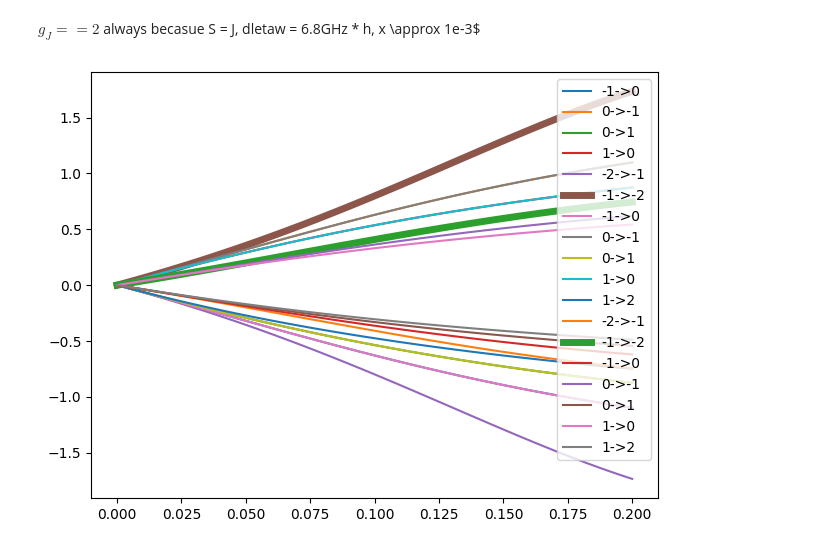
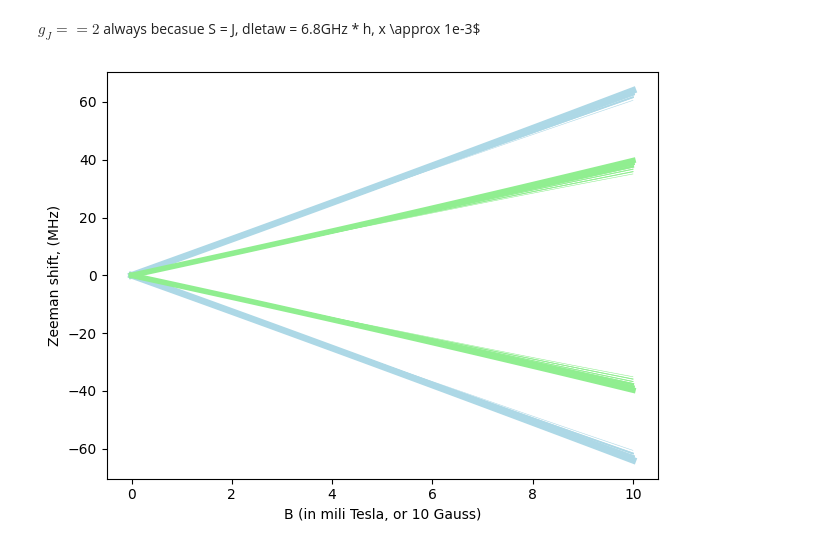
Before and after one commit to JiakaiW/NAQCPulseSimBackendForQiskit, a Jupyter notebook: analysis.ipynb, the cells around one changed output. Drawn from its saved outputs; the diff is of its cells as text; code cells hidden in the pictures.

```diff
--- a/analysis.ipynb
+++ b/analysis.ipynb
@@ -58,23 +90,53 @@ def strongfield_transition_frequency(F,mF1,mF2,B , I = 3/2):
 # %% [markdown]
 $g_J == 2$ always becasue S = J, dletaw = 6.8GHz * h, x \approx 1e-3$
-# %%
-import matplotlib.pyplot as plt
-B_list = np.linspace(0,0.2,100)
-for I, name,F_list in zip([3/2,5/2],
-                      ['87','85'],
-                      [[1,2],[2]]):
-    for F in F_list:
-        mF_list = {2:[(-2,-1),(-1,-2),(-1,0),(0,-1),(0,1),(1,0),(1,2)],
-                   1:[(-1,0),(0,-1),(0,1),(1,0)]}[F]
-        for (mF1,mF2) in mF_list:
-            freq = []
-            for B in B_list:
-                freq.append(strongfield_transition_frequency(F = F,mF1=mF1,mF2=mF2,B =B, I = I))
-            if mF1 == -1 and mF2 == -2:
-                plt.plot(B_list,freq,label =f'{mF1}->{mF2}',lw=5)
-            else:
-                plt.plot(B_list,freq,label =f'{mF1}->{mF2}')
-plt.legend()
-plt.tight_layout()
-# %% [output]
-[figure, removed]
+# %%
+import matplotlib.pyplot as plt
+
+heuristical_lw = {
+    3/2: {
+        (2,1):0.1,
+        (1,2):0.1,
+        (1,0):0.3,
+        (0,1):0.3,
+        (0,-1):0.6,
+        (-1,0):0.6,
+        (-1,-2):1.2,
+        (-2,-1):1.2,
+    },
+    5/2: {
+        (2,3):0.1,
+        (3,2):0.1,
+        (1,2):0.15,
+        (2,1):0.15,
+        (1,0):0.15,
+        (0,1):0.15,
+        (0,-1):0.4,
+        (-1,0):0.4,
+        (-1,-2):0.6,
+        (-2,-1):0.6,
+        (-3,-2):1,
+        (-2,-3):1
+    }
+}
+
+B_list = np.linspace(0,10,100)
+for I, name,F_list in zip([3/2,5/2],
+                      ['87','85'],
+                      [[1,2],[2,3]]):
+    for F in F_list:
+        # Get index of allowed transitions
+        mF_list =unique([(i,j) for i in range(-1*F, F+1) for j in range(-1*F, F+1) if np.abs(i-j) == 1])
+        for (mF1,mF2) in mF_list:
+            freq = []
+            for B in B_list:
+                freq.append(strongfield_transition_frequency(F = F,mF1=mF1,mF2=mF2,B =B, I = I))
+            plt.plot(B_list,freq,label =f'{mF1}->{mF2}',lw=heuristical_lw[I][(mF1,mF2)]*4,color = 'lightblue' if I == 3/2 else 'lightgreen')
+# plt.legend()
+plt.xlabel('B (in mili Tesla, or 10 Gauss)')
+plt.ylabel('Zeeman shift, (MHz)')
+plt.tight_layout()
+
+# plt.ylim(20,40)
+# plt.xlim(8,10)
+# %% [output]
+[figure, added]
```
Also changed, not shown: parts of 5 cells of this notebook.
